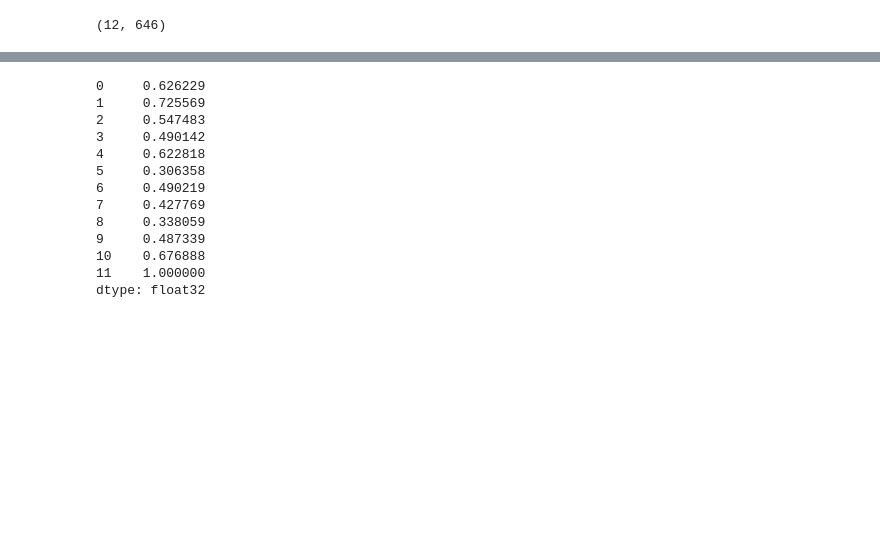
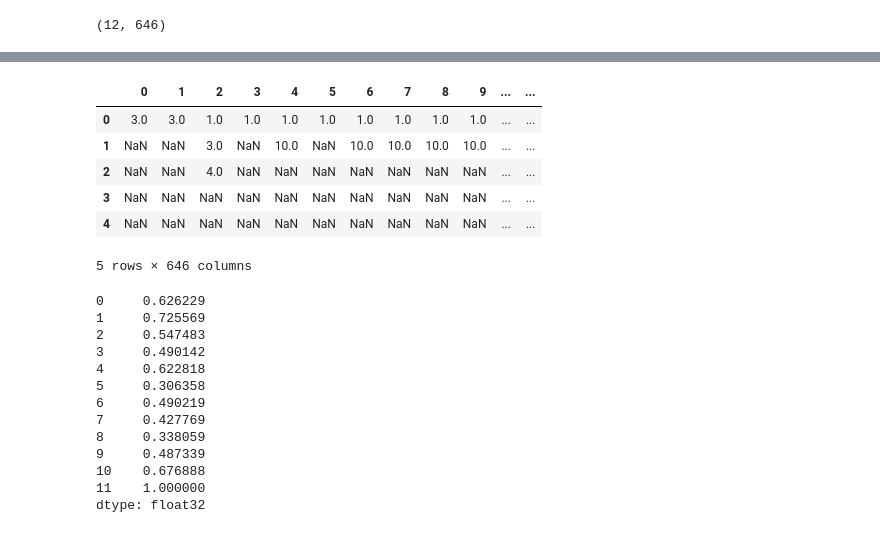
Before and after one commit to Fominayasg/Audio_features_analysis--Music_evokes_cinema, a Jupyter notebook: Pruebas_librosa.ipynb, the cells around one changed output, grey strips where cells are left out. Cells and saved outputs as stored; diff of their text form; code cells hidden in the pictures; blank space fills up the shorter version.

```diff
--- a/Pruebas_librosa.ipynb
+++ b/Pruebas_librosa.ipynb
@@ -63,4 +55,0 @@ chroma_df
-# %%
-ind = [1,2,3,4,5,6,7,8,9,10,11,12]
-chroma_df['index']= ind
-chroma_df.set_index(chroma_df['index'])
@@ -83,4 +55,0 @@ chroma_df.set_index(chroma_df['index'])
-# %%
-tones_df = pd.DataFrame
-for column in chroma_df:
-    tones_df [f"{column}"] = (chroma_df[(chroma_df>=.6)[column]].index)
@@ -94,0 +63,7 @@ IndexError: only integers, slices (`:`), ellipsis (`...`), numpy.newaxis (`None`
+# %%
+tones_df = pd.DataFrame
+tones = {}
+for column in chroma_df:
+    tone =list(chroma_df[(chroma_df>=.6)[column]].index.values)
+    tones[f"{column}"] = tone
+tones
@@ -95,3 +88,14 @@ IndexError: only integers, slices (`:`), ellipsis (`...`), numpy.newaxis (`None`
+# %%
+tones_df = pd.DataFrame(dict([ (k,pd.Series(v)) for k,v in tones.items() ]))
+tones_df
+# %% [output]
+|  | 0 | 1 | 2 | 3 | 4 | 5 | 6 | 7 | 8 | 9 | ... | ... |
+| 0 | 3.0 | 3.0 | 1.0 | 1.0 | 1.0 | 1.0 | 1.0 | 1.0 | 1.0 | 1.0 | ... | ... |
+| 1 | NaN | NaN | 3.0 | NaN | 10.0 | NaN | 10.0 | 10.0 | 10.0 | 10.0 | ... | ... |
+| 2 | NaN | NaN | 4.0 | NaN | NaN | NaN | NaN | NaN | NaN | NaN | ... | ... |
+| 3 | NaN | NaN | NaN | NaN | NaN | NaN | NaN | NaN | NaN | NaN | ... | ... |
+| 4 | NaN | NaN | NaN | NaN | NaN | NaN | NaN | NaN | NaN | NaN | ... | ... |
+5 rows × 646 columns
 # %%
 # sumamos todos los valores a lo largo del tiempo de cada nota
 chroma_suma = chroma_df.T.sum()
```
Also changed, not shown: parts of 13 cells of this notebook, 4 other files.
